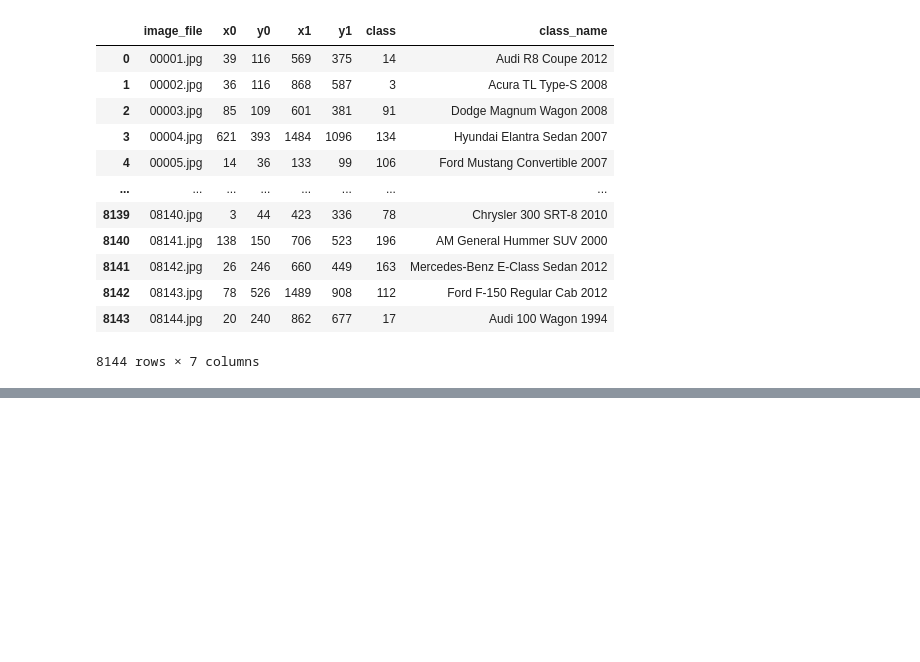
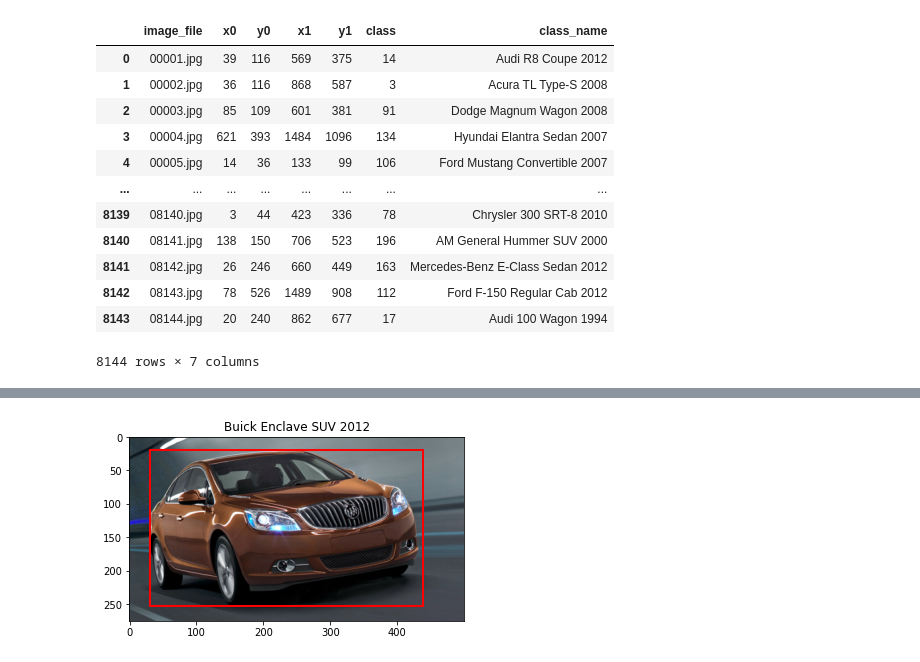
Before and after one commit to bamachrn/car-detection-cv2, a Jupyter notebook: car_detection.ipynb, the cells around one changed output, grey strips where cells are left out. Cells and saved outputs as stored; diff of their text form; code cells hidden in the pictures; blank space fills up the shorter version.

```diff
--- a/car_detection.ipynb
+++ b/car_detection.ipynb
@@ -168,0 +204,4 @@ plt.show()
+# %%
+show_image_with_bb(df)
+# %% [output]
+[figure, added]
```
Also changed, not shown: parts of 21 cells of this notebook.
